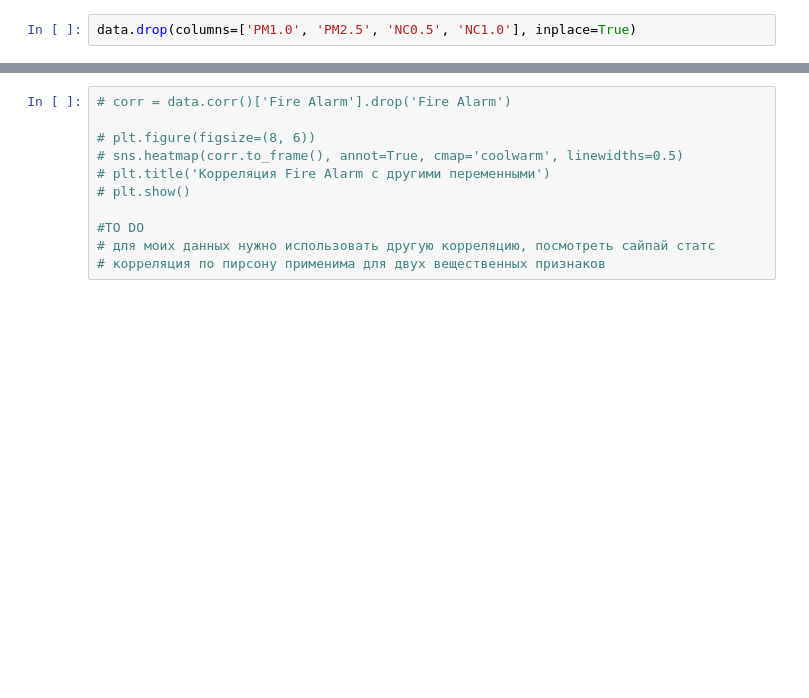
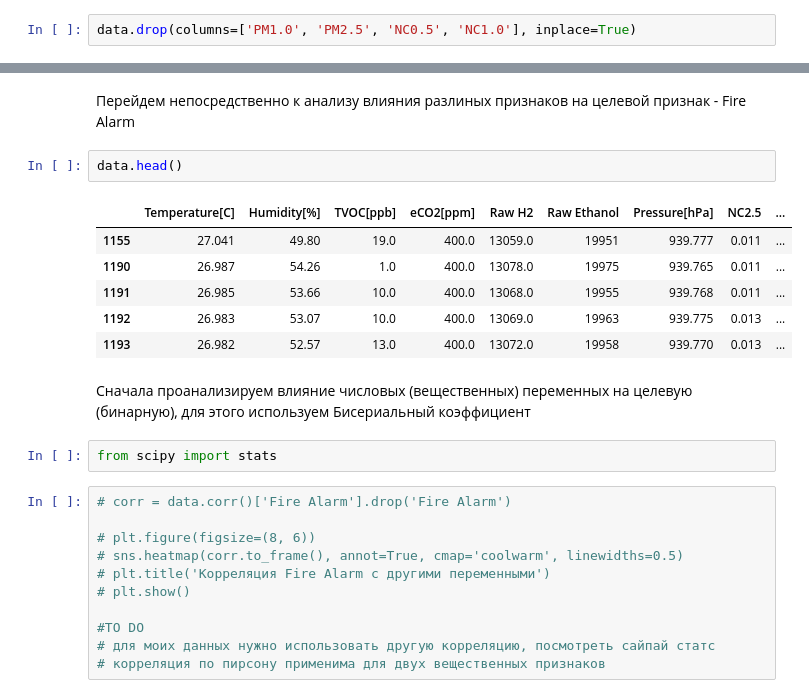
Before and after one commit to smnk-1/ML-studying, a Jupyter notebook: notebooks/SmokeDetectorEDA.ipynb, the cells around one changed output, grey strips where cells are left out. Saved outputs shown, nothing was run; the diff lists cells and outputs as text; blank space fills up the shorter version.

```diff
--- a/notebooks/SmokeDetectorEDA.ipynb
+++ b/notebooks/SmokeDetectorEDA.ipynb
@@ -294,3 +301,18 @@ data.drop(columns=['PM1.0', 'PM2.5', 'NC0.5', 'NC1.0'], inplace=True)
+# %% [markdown]
+Перейдем непосредственно к анализу влияния разлиных признаков на целевой признак - Fire Alarm
+# %%
+data.head()
+# %% [output]
+|  | Temperature[C] | Humidity[%] | TVOC[ppb] | eCO2[ppm] | Raw H2 | Raw Ethanol | Pressure[hPa] | NC2.5 | ... |
+| 1155 | 27.041 | 49.80 | 19.0 | 400.0 | 13059.0 | 19951 | 939.777 | 0.011 | ... |
+| 1190 | 26.987 | 54.26 | 1.0 | 400.0 | 13078.0 | 19975 | 939.765 | 0.011 | ... |
+| 1191 | 26.985 | 53.66 | 10.0 | 400.0 | 13068.0 | 19955 | 939.768 | 0.011 | ... |
+| 1192 | 26.983 | 53.07 | 10.0 | 400.0 | 13069.0 | 19963 | 939.775 | 0.013 | ... |
+| 1193 | 26.982 | 52.57 | 13.0 | 400.0 | 13072.0 | 19958 | 939.770 | 0.013 | ... |
+# %% [markdown]
+Сначала проанализируем влияние числовых (вещественных) переменных на целевую (бинарную), для этого используем Бисериальный коэффициент
+# %%
+from scipy import stats
 # %%
 # corr = data.corr()['Fire Alarm'].drop('Fire Alarm')
 
```
Also changed, not shown: parts of 5 cells of this notebook.
